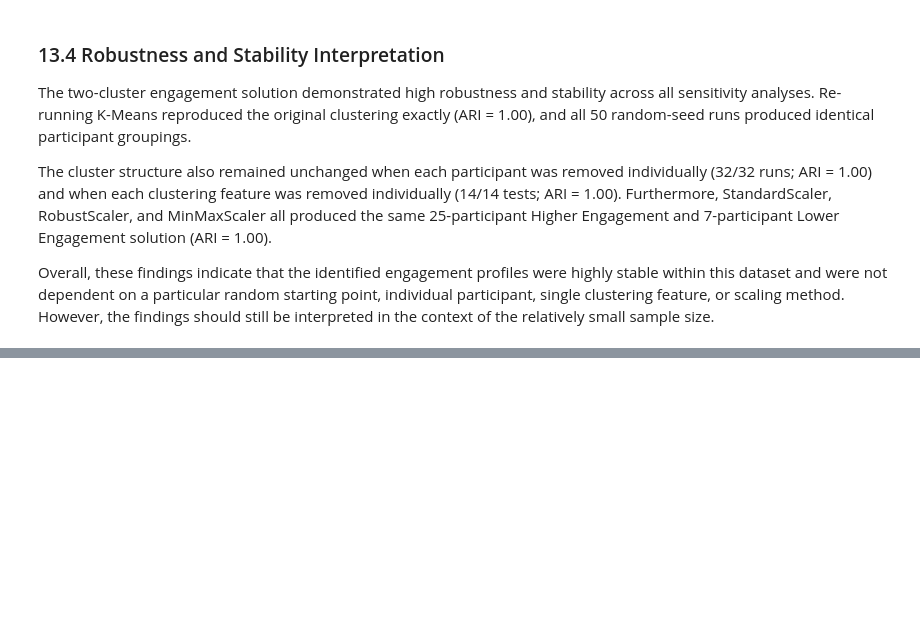
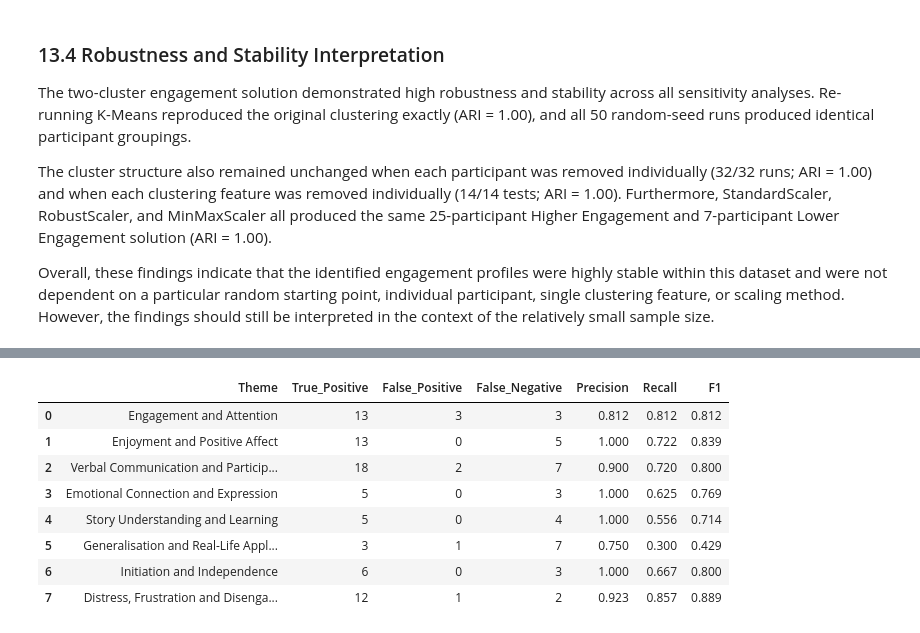
Before and after one commit to PuspitaGoswami/asd-interventions, a Jupyter notebook: notebooks/05_profile_interpretation.ipynb, the cells around one changed output, grey strips where cells are left out. Cells and saved outputs as stored; diff of their text form; code cells hidden in the pictures; blank space fills up the shorter version.

```diff
--- a/notebooks/05_profile_interpretation.ipynb
+++ b/notebooks/05_profile_interpretation.ipynb
@@ -2692,0 +2831,11 @@ Overall, these findings indicate that the identified engagement profiles were hi
+# %%
+theme_data = pd.read_csv(
+    processed_folder / "therapist_behavioural_themes.csv"
+)
+
+print("Shape:", theme_data.shape)
+
+print("\nColumns:")
+print(theme_data.columns.tolist())
+
+display(theme_data.head())
@@ -2692,0 +3399,71 @@ Overall, these findings indicate that the identified engagement profiles were hi
+# %%
+theme_names = [
+    "Engagement and Attention",
+    "Enjoyment and Positive Affect",
+    "Verbal Communication and Participation",
+    "Emotional Connection and Expression",
+    "Story Understanding and Learning",
+    "Generalisation and Real-Life Application",
+    "Initiation and Independence",
+    "Distress, Frustration and Disengagement"
+]
+
+per_theme_results = []
+
+for theme in theme_names:
+
+    tp = fp = fn = 0
+
+    for _, row in manual_validation.iterrows():
+
+        auto_has = theme in row["Auto_Theme_Set"]
+        manual_has = theme in row["Manual_Theme_Set"]
+
+        if auto_has and manual_has:
+            tp += 1
+        elif auto_has and not manual_has:
+            fp += 1
+        elif not auto_has and manual_has:
+            fn += 1
+
+    precision_theme = (
+        tp / (tp + fp)
+        if (tp + fp) > 0 else 0
+    )
+
+    recall_theme = (
+        tp / (tp + fn)
+        if (tp + fn) > 0 else 0
+    )
+
+    f1_theme = (
+        2 * precision_theme * recall_theme /
+        (precision_theme + recall_theme)
+        if (precision_theme + recall_theme) > 0 else 0
+    )
+
+    per_theme_results.append({
+        "Theme": theme,
+        "True_Positive": tp,
+        "False_Positive": fp,
+        "False_Negative": fn,
+        "Precision": precision_theme,
+        "Recall": recall_theme,
+        "F1": f1_theme
+    })
+
+per_theme_validation = pd.DataFrame(per_theme_results)
+
+display(
+    per_theme_validation.round(3)
+)
+# %% [output]
+|  | Theme | True_Positive | False_Positive | False_Negative | Precision | Recall | F1 |
+| 0 | Engagement and Attention | 13 | 3 | 3 | 0.812 | 0.812 | 0.812 |
+| 1 | Enjoyment and Positive Affect | 13 | 0 | 5 | 1.000 | 0.722 | 0.839 |
+| 2 | Verbal Communication and Particip... | 18 | 2 | 7 | 0.900 | 0.720 | 0.800 |
+| 3 | Emotional Connection and Expression | 5 | 0 | 3 | 1.000 | 0.625 | 0.769 |
+| 4 | Story Understanding and Learning | 5 | 0 | 4 | 1.000 | 0.556 | 0.714 |
+| 5 | Generalisation and Real-Life Appl... | 3 | 1 | 7 | 0.750 | 0.300 | 0.429 |
+| 6 | Initiation and Independence | 6 | 0 | 3 | 1.000 | 0.667 | 0.800 |
+| 7 | Distress, Frustration and Disenga... | 12 | 1 | 2 | 0.923 | 0.857 | 0.889 |
```
Also changed, not shown: parts of 20 cells of this notebook.
